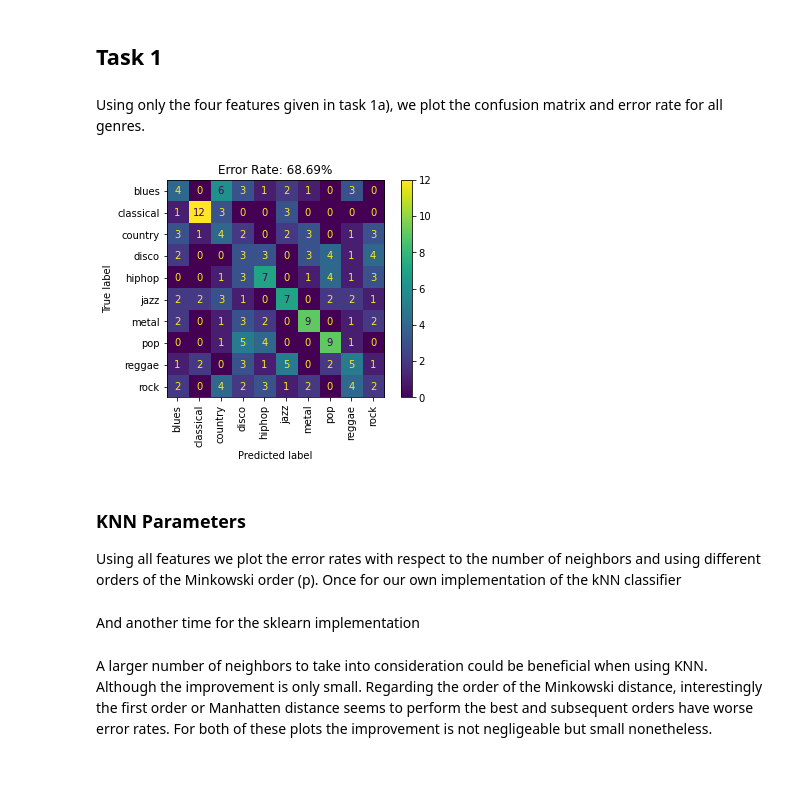
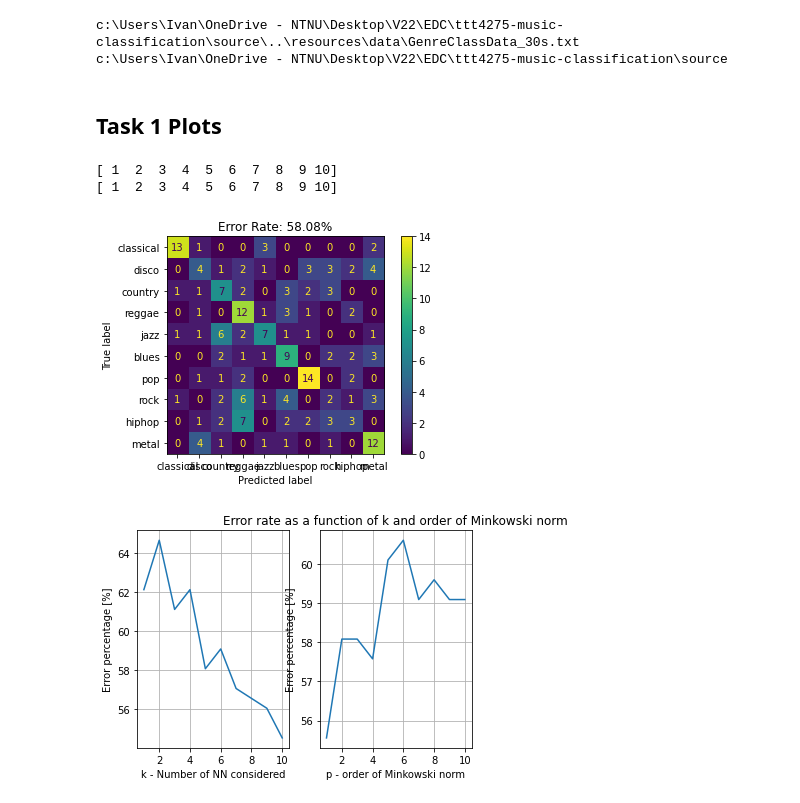
Before and after one commit to nicbres/ttt4275-music-classification, a Jupyter notebook: run.ipynb, the cells around one changed output. Saved outputs shown, nothing was run; the diff lists cells and outputs as text; code cells hidden in the pictures; blank space fills up the shorter version.

```diff
--- a/run.ipynb
+++ b/run.ipynb
@@ -15,11 +13,14 @@ import numpy as np
 # X = M x N dataset with M samples of N features
 
 data_version = source.data_handling.GENRE_CLASS_DATA_30S
-data_frame = source.data_handling.read_genre_class_data(data_version)
+data_set = source.data_handling.read_genre_class_data(data_version)
 
 features = source.mappings.MUSIC_FEATURES_ALL
 
 training_data, test_data = source.data_handling.prepare_data(
-    data_frame=data_frame,
-    features=features,
-)
+        data_frame=data_set,
+        features=features,
+    )
+print(len(features))
+print(training_data.y)
+print(type(data_set))
@@ -26,22 +42,30 @@ training_data, test_data = source.data_handling.prepare_data(
+# %%
+print(source.data_handling.GENRE_CLASS_DATA_30S)
+print(source.data_handling._file_path)
+# %% [output]
+c:\Users\Ivan\OneDrive - NTNU\Desktop\V22\EDC\ttt4275-music-classification\source\..\resources\data\GenreClassData_30s.txt
+c:\Users\Ivan\OneDrive - NTNU\Desktop\V22\EDC\ttt4275-music-classification\source
 # %% [markdown]
-## Task 1
+## Task 1 Plots
-# %% [markdown]
-Using only the four features given in task 1a), we plot the confusion matrix and error rate for all genres.
 # %%
+# kNN parameters
+k = 5
 features_task_1 = ["spectral_rolloff_mean", "tempo", "spectral_centroid_mean", "mfcc_1_mean"]
 
-training_data, test_data = source.data_handling.prepare_data(
-    data_frame=data_frame,
-    features=features_task_1,
-)
+ks = np.arange(10) + 1
+ps = np.arange(10) + 1
 
-y_pred_task1 = source.diy_classifiers.kNN(k=5, train_data=training_data, test_data=test_data, p=2)
+print(ks)
+print(ps)
+
+
+y_pred_task1 = source.diy_classifiers.kNN(k, training_data, test_data, p=2)
 y_true_task1 = test_data.y
 
 source.plotting.confusion_matrix(y_true_task1, y_pred_task1)
+source.plotting.error_rates_vs_params(ks, ps, training_data, test_data)
 # %% [output]
+[ 1  2  3  4  5  6  7  8  9 10]
+[ 1  2  3  4  5  6  7  8  9 10]
-[figure, old version]
+[figure, new version]
+[figure, added]
-# %% [markdown]
-### KNN Parameters
-Using all features we plot the error rates with respect to the number of neighbors and using different orders of the Minkowski order (p).
-Once for our own implementation of the kNN classifier
@@ -57,2 +71,0 @@ source.plotting.error_rates_vs_params(ks, ps, training_data, test_data, diy=True
-# %% [markdown]
-And another time for the sklearn implementation
@@ -68,4 +72 @@ source.plotting.error_rates_vs_params(ks, ps, training_data, test_data, diy=Fals
-# %% [markdown]
-A larger number of neighbors to take into consideration could be beneficial when using KNN. Although the improvement is only small. Regarding the order of the Minkowski distance, interestingly the first order or Manhatten distance seems to perform the best and subsequent orders have worse error rates.
-For both of these plots the improvement is not negligeable but small nonetheless.
 # %% [markdown]
```
Also changed, not shown: parts of 28 cells of this notebook, 2 other files.
